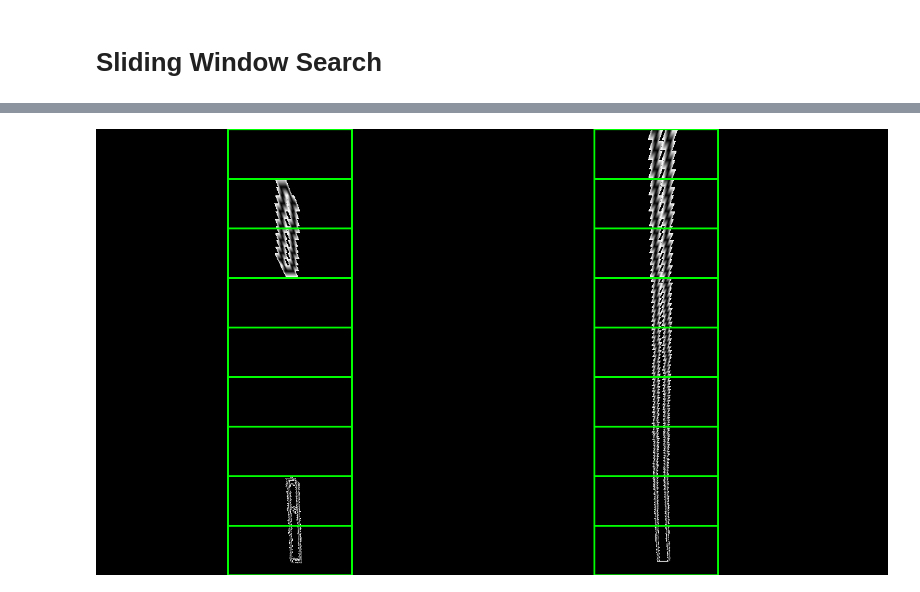
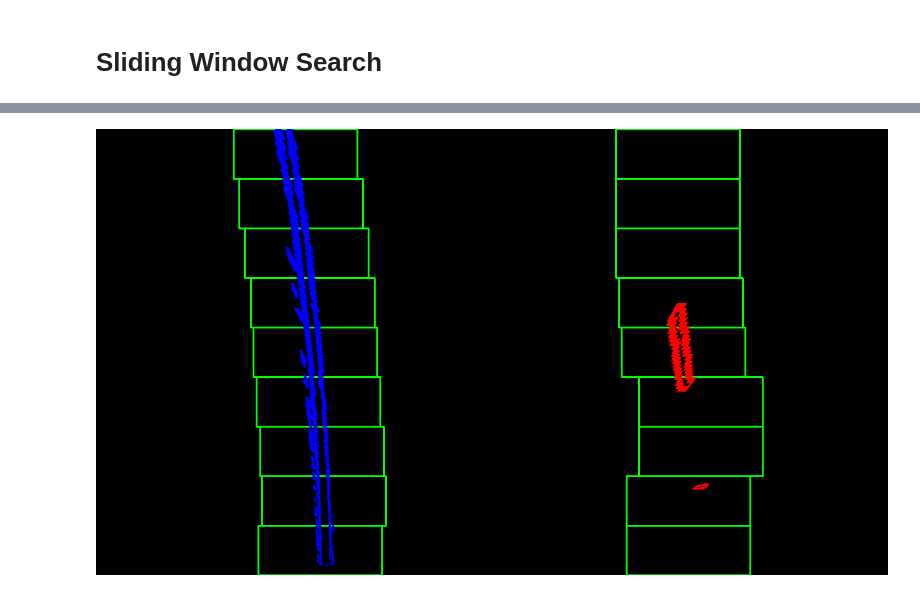
Before and after one commit to marizsafwat/image-processing-project, a Jupyter notebook: Project.ipynb, the cells around one changed output, grey strips where cells are left out. Cells and saved outputs as stored; diff of their text form; code cells hidden in the pictures.

Commit message:
complete fitlines function

```diff
--- a/Project.ipynb
+++ b/Project.ipynb
@@ -56,7 +56,7 @@ def binary(img):
 # %% [markdown]
 # Test_Image
 # %%
-test_image = cv2.imread('straight_lines2.jpg')
+test_image = cv2.imread('test2.jpg')
 warped, M_inv,edged_one = binary(test_image)
 plt.imshow(edged_one, cmap='gray')
 plt.title('edged Image')
@@ -129,25 +107,79 @@ Deprecated in NumPy 1.20; for more details and guidance: https://numpy.org/devdo
 # Sliding Window Search
 # %%
 from google.colab.patches import cv2_imshow
-out_img = np.dstack((warped, warped, warped))*255
-windowsnum=9
-window_height=int(warped.shape[0]/windowsnum)
-leftx_curr=leftx
-rightx_curr=rightx
-halfWindowWidth=100
+def fitlines(warped):
+  histogram=np.sum(warped[warped.shape[0]//2:,:],axis=0)
+
+  midpoint=np.int(histogram.shape[0]/2)
+  leftx=np.argmax(histogram[:midpoint])
+  rightx=np.argmax(histogram[midpoint:])+midpoint
+  out_img = np.dstack((warped, warped, warped))*255
+  windowsnum=9
+  window_height=int(warped.shape[0]/windowsnum)
+  leftx_curr=leftx
+  rightx_curr=rightx
+  halfWindowWidth=100
+  minpix = 50
+  nonzero = warped.nonzero()
+  nonzeroy = np.array(nonzero[0])
+  nonzerox = np.array(nonzero[1])
+  left_lane_inds = []
+  right_lane_inds = []
+# print(nonzero)
+# print(nonzerox)
+#print(nonzeroy)
+# print(warped)
 
 
+  for window in range(windowsnum):
+    winYlow=warped.shape[0]-(window+1)*window_height
+    winYhigh=warped.shape[0]-window*window_height
+    win_xleft_low=leftx_curr-halfWindowWidth
+    win_xleft_high=leftx_curr+halfWindowWidth
+    win_xright_low=rightx_curr-halfWindowWidth
+    win_xright_high=rightx_curr+halfWindowWidth
+    cv2.rectangle(out_img,(win_xleft_low,winYlow),(win_xleft_high,winYhigh),
+      (0,255,0), 2)
+    cv2.rectangle(out_img,(win_xright_low,winYlow),(win_xright_high,winYhigh),(0,255,0), 2)
+    good_left_inds = ((nonzeroy >= winYlow) & (nonzeroy < winYhigh) &
+      (nonzerox >= win_xleft_low) &  (nonzerox < win_xleft_high)).nonzero()[0]
+    good_right_inds = ((nonzeroy >= winYlow) & (nonzeroy < winYhigh) &
+      (nonzerox >= win_xright_low) &  (nonzerox < win_xright_high)).nonzero()[0]
+    left_lane_inds.append(good_left_inds)
+    right_lane_inds.append(good_right_inds)
+    if len(good_left_inds) > minpix:
+          leftx_curr = int(np.mean(nonzerox[good_left_inds]))
+    if len(good_right_inds) > minpix:
+          rightx_curr = int(np.mean(nonzerox[good_right_inds]))
 
-for window in range(windowsnum):
-  winYlow=warped.shape[0]-(window+1)*window_height
-  winYhigh=warped.shape[0]-window*window_height
-  win_xleft_low=leftx_curr-halfWindowWidth
-  win_xleft_high=leftx_curr+halfWindowWidth
-  win_xright_low=rightx_curr-halfWindowWidth
-  win_xright_high=rightx_curr+halfWindowWidth
-  cv2.rectangle(out_img,(win_xleft_low,winYlow),(win_xleft_high,winYhigh),
-    (0,255,0), 2)
-  cv2.rectangle(out_img,(win_xright_low,winYlow),(win_xright_high,winYhigh),
-    (0,255,0), 2)
-cv2_imshow(out_img)
+    # print(good_left_inds)
+    # print(good_right_inds)
+    # print( nonzeroy,winYlow,nonzeroy >= winYlow)
+
+  left_lane_inds = np.concatenate(left_lane_inds)
+  right_lane_inds = np.concatenate(right_lane_inds)
+  leftx = nonzerox[left_lane_inds]
+  lefty = nonzeroy[left_lane_inds]
+  rightx = nonzerox[right_lane_inds]
+  righty = nonzeroy[right_lane_inds]
+
+  if len(leftx) == 0:
+      left_fit =[]
+  else:
+      left_fit = np.polyfit(lefty, leftx, 2)
+
+  if len(rightx) == 0:
+      right_fit =[]
+  else:
+      right_fit = np.polyfit(righty, rightx, 2)
+
+
+  out_img[nonzeroy[left_lane_inds], nonzerox[left_lane_inds]] = [255, 0, 0]
+  out_img[nonzeroy[right_lane_inds], nonzerox[right_lane_inds]] = [0, 0, 255]
+  #cv2_imshow(out_img)
+  ploty = np.linspace(0, warped.shape[0]-1, warped.shape[0] )
+
+  return left_fit, right_fit,out_img, lefty, leftx, righty, rightx, ploty
+
+left_fit, right_fit, out_img, lefty, leftx, righty, rightx, ploty = fitlines(warped)
 # %% [output]
@@ -154 +188 @@ cv2_imshow(out_img)
-[figure, old version]
+[figure, new version]
```
Also changed, not shown: parts of 5 cells of this notebook.
